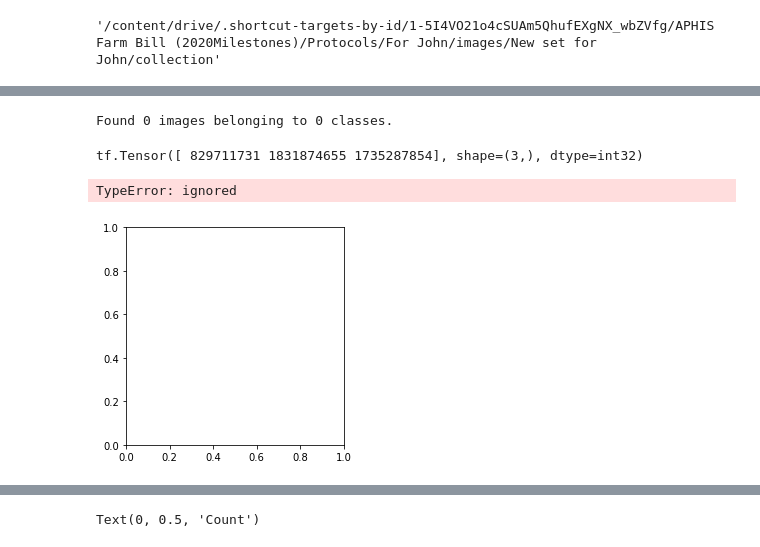
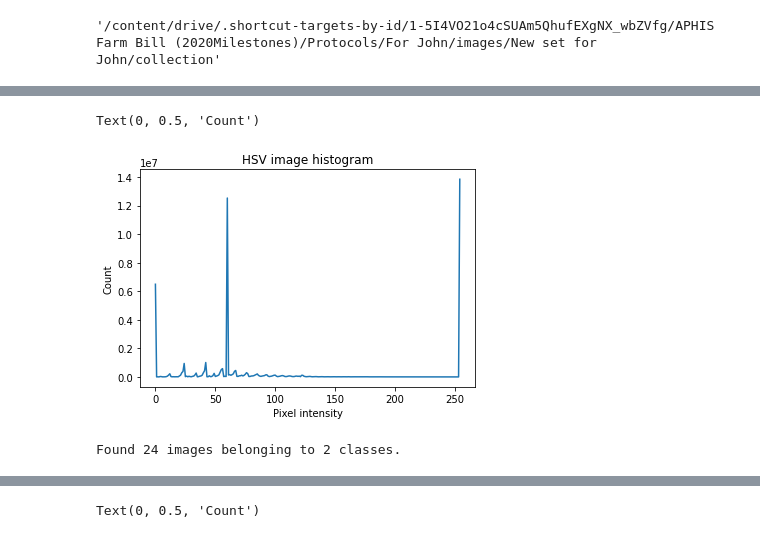
Before and after one commit to ncsu-landscape-dynamics/LAMP_assay_automation, a Jupyter notebook: hybridPyTorchImSeg.ipynb, the cells around one changed output, grey strips where cells are left out. Drawn from its saved outputs; the diff is of its cells as text; code cells hidden in the pictures.

```diff
--- a/hybridPyTorchImSeg.ipynb
+++ b/hybridPyTorchImSeg.ipynb
@@ -51,6 +76,15 @@ os.getcwd()
+# %%
+counts, vals = np.histogram(img_g[:,], bins=range(2 ** 8))
+plt.plot(range(0, (2 ** 8) - 1), counts)
+plt.title('HSV image histogram')
+plt.xlabel('Pixel intensity')
+plt.ylabel('Count')
+# %% [output]
+Text(0, 0.5, 'Count')
+[figure, added]
 # %%
 data_gen_def = tf.keras.preprocessing.image.ImageDataGenerator()
 
-list1 = tf.keras.preprocessing.image.DirectoryIterator(os.getcwd(), data_gen_def)
+list1 = tf.keras.preprocessing.image.DirectoryIterator(bmp_data_path, data_gen_def)
 # %% [output]
-Found 0 images belonging to 0 classes.
+Found 24 images belonging to 2 classes.
@@ -63,9 +90,0 @@ image = tf.image.resize_images(image, size=[self.height, self.width])
-# %%
-print(image1)
-# %% [output]
-tf.Tensor([ 829711731 1831874655 1735287854], shape=(3,), dtype=int32)
-# %%
-plt.imshow(tf.shape( tf.squeeze(image1)))
-# %% [output]
-TypeError: ignored
-[figure, removed]
```
Also changed, not shown: parts of 17 cells of this notebook.
